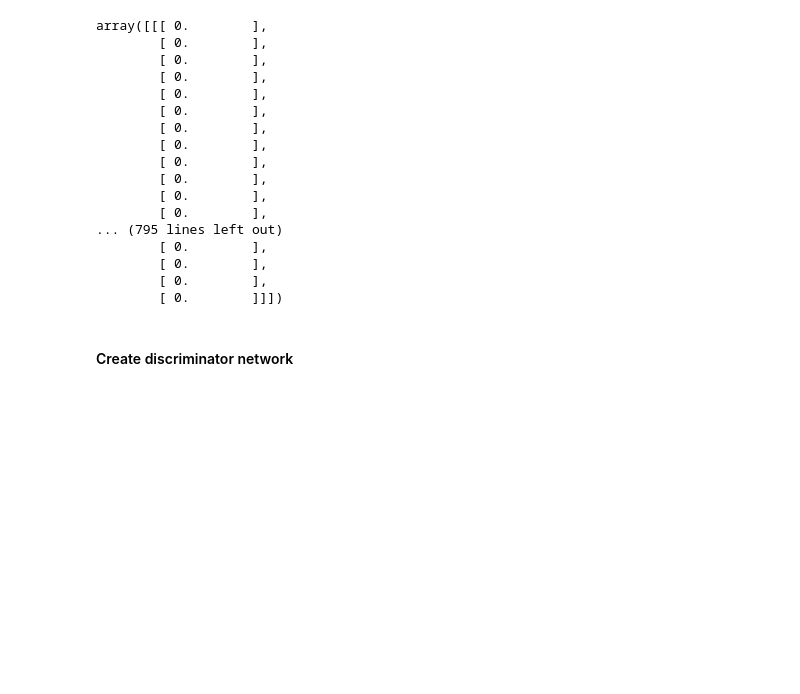
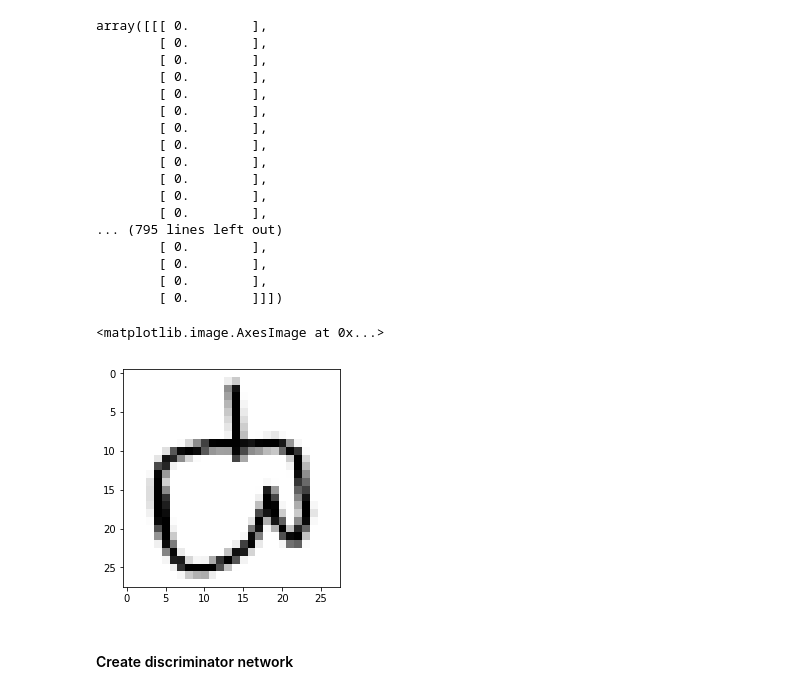
Before and after one commit to the-deep-learners/TensorFlow-LiveLessons, a Jupyter notebook: notebooks/generative_adversarial_network.ipynb, the cells around one changed output. Drawn from its saved outputs; the diff is of its cells as text; code cells hidden in the pictures; blank space fills up the shorter version.

```diff
--- a/notebooks/generative_adversarial_network.ipynb
+++ b/notebooks/generative_adversarial_network.ipynb
@@ -56,6 +84,11 @@ array([[[ 0.        ],
         [ 0.        ],
         [ 0.        ],
         [ 0.        ]]])
+# %%
+plt.imshow(data[4242,:,:,0], cmap='Greys')
+# %% [output]
+<matplotlib.image.AxesImage at 0x...>
+[figure, added]
 # %% [markdown]
 #### Create discriminator network
 # %%
```
Also changed, not shown: parts of 19 cells of this notebook.
